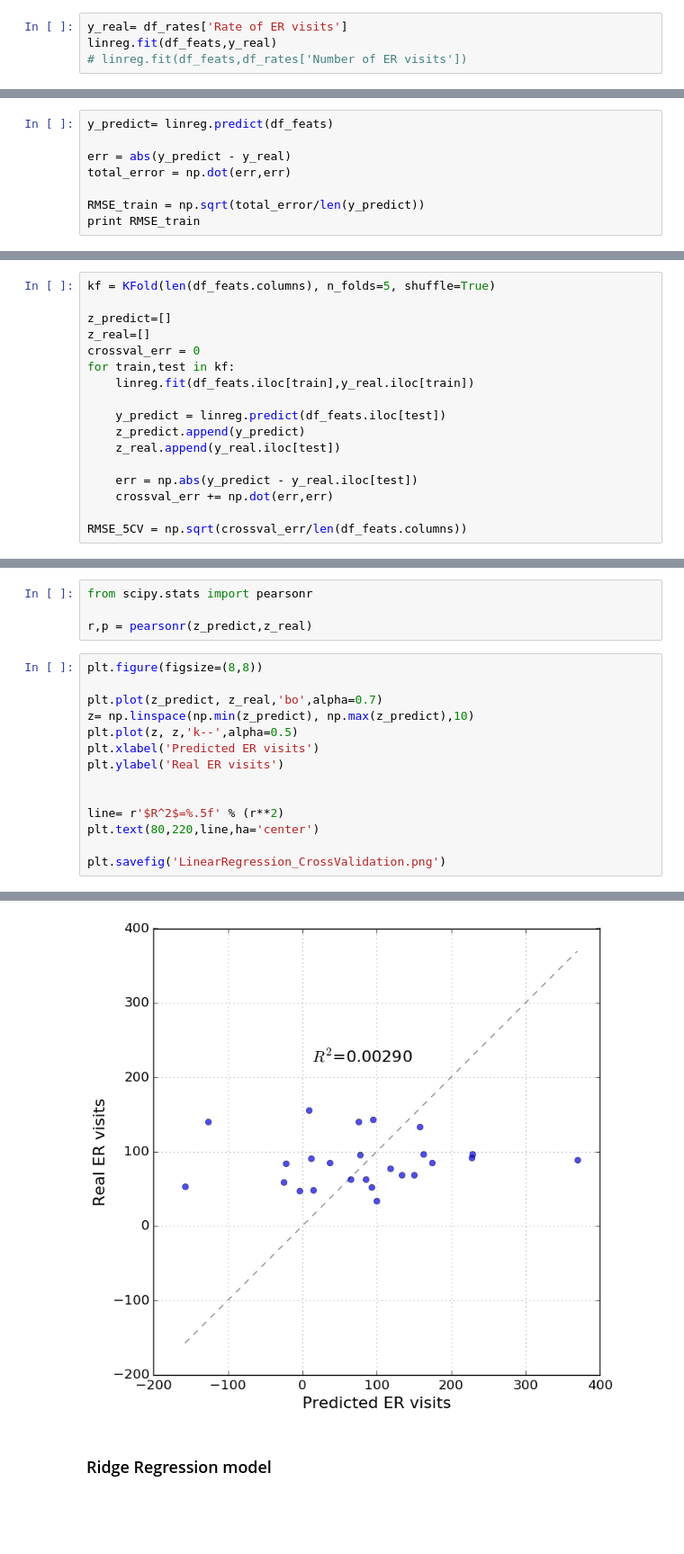
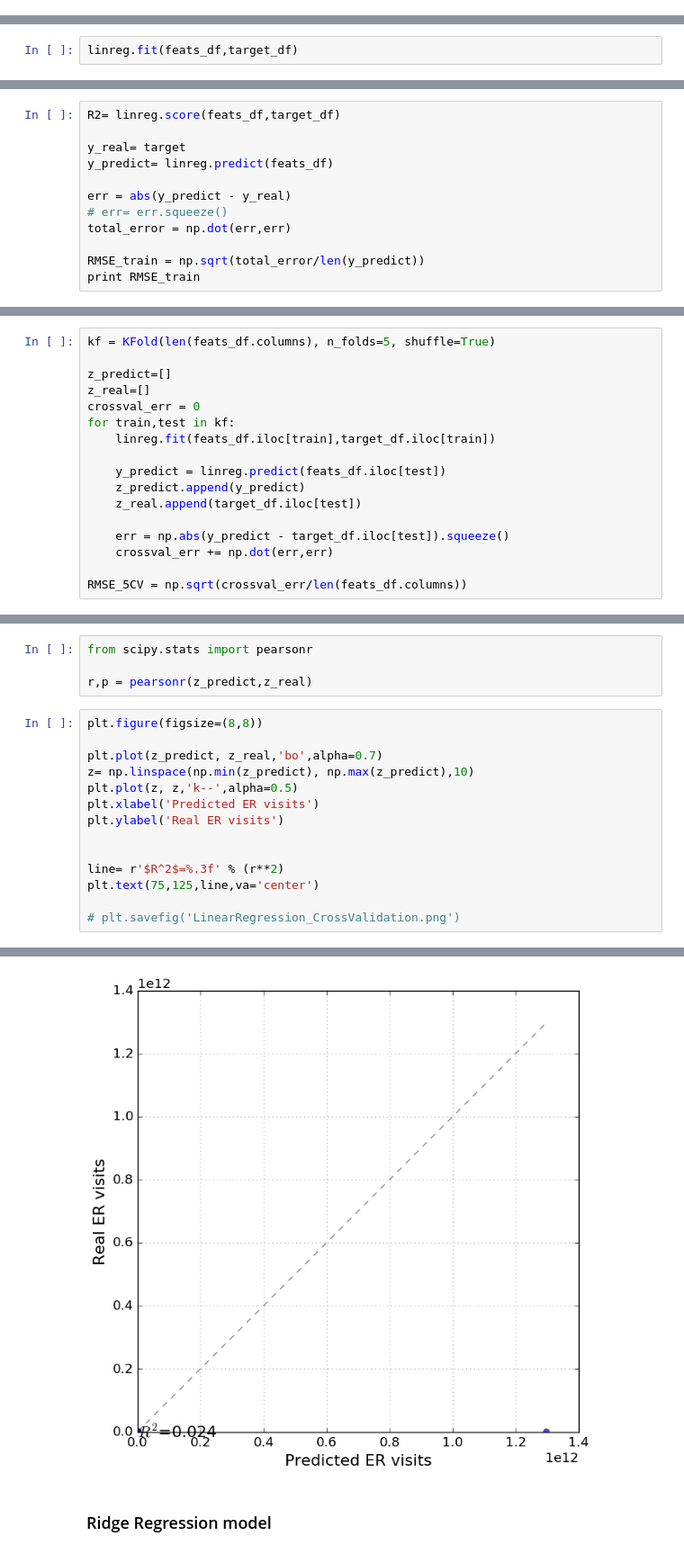
Before and after one commit to joao-r-santos/Asthma, a Jupyter notebook: Data/Exploratory ML.ipynb, the cells around one changed output, grey strips where cells are left out. Shown: that part at 90% size. Drawn from its saved outputs; the diff is of its cells as text; blank space fills up the shorter version.

Commit message:
Exploratory ML with Linear Regression

```diff
--- a/Data/Exploratory ML.ipynb
+++ b/Data/Exploratory ML.ipynb
@@ -153,6 +80,2 @@ linreg = linear_model.LinearRegression()
 # %% [markdown]
 Train the Linear Regression Model
-# %%
-y_real= df_rates['Rate of ER visits']
-linreg.fit(df_feats,y_real)
-# linreg.fit(df_feats,df_rates['Number of ER visits'])
@@ -160,0 +82,2 @@ LinearRegression(copy_X=True, fit_intercept=True, n_jobs=1, normalize=False)
+# %%
+linreg.fit(feats_df,target_df)
@@ -161,7 +86,11 @@ LinearRegression(copy_X=True, fit_intercept=True, n_jobs=1, normalize=False)
 # %%
-y_predict= linreg.predict(df_feats)
+R2= linreg.score(feats_df,target_df)
+
+y_real= target
+y_predict= linreg.predict(feats_df)
 
 err = abs(y_predict - y_real)
+# err= err.squeeze()
 total_error = np.dot(err,err)
 
 RMSE_train = np.sqrt(total_error/len(y_predict))
@@ -213,20 +199,20 @@ Use 5-fold cross-validation
 # %%
-kf = KFold(len(df_feats.columns), n_folds=5, shuffle=True)
+kf = KFold(len(feats_df.columns), n_folds=5, shuffle=True)
 
 z_predict=[]
 z_real=[]
 crossval_err = 0
 for train,test in kf:
-    linreg.fit(df_feats.iloc[train],y_real.iloc[train])
+    linreg.fit(feats_df.iloc[train],target_df.iloc[train])
 
-    y_predict = linreg.predict(df_feats.iloc[test])
+    y_predict = linreg.predict(feats_df.iloc[test])
     z_predict.append(y_predict)
-    z_real.append(y_real.iloc[test])
+    z_real.append(target_df.iloc[test])
 
-    err = np.abs(y_predict - y_real.iloc[test])
+    err = np.abs(y_predict - target_df.iloc[test]).squeeze()
     crossval_err += np.dot(err,err)
 
-RMSE_5CV = np.sqrt(crossval_err/len(df_feats.columns))
+RMSE_5CV = np.sqrt(crossval_err/len(feats_df.columns))
 # %%
 print 'Simple Linear Regression'
 print('RMSE on training: %.4f' % RMSE_train)
@@ -252,8 +238,8 @@ plt.xlabel('Predicted ER visits')
 plt.ylabel('Real ER visits')
 
 
-line= r'$R^2$=%.5f' % (r**2)
-plt.text(80,220,line,ha='center')
+line= r'$R^2$=%.3f' % (r**2)
+plt.text(75,125,line,va='center')
 
-plt.savefig('LinearRegression_CrossValidation.png')
+# plt.savefig('LinearRegression_CrossValidation.png')
 # %% [output]
@@ -260,4 +247,4 @@ plt.savefig('LinearRegression_CrossValidation.png')
-[figure, old version]
+[figure, new version]
 # %% [markdown]
 ### Ridge Regression model
 # %%
```
Also changed, not shown: parts of 60 cells of this notebook.
